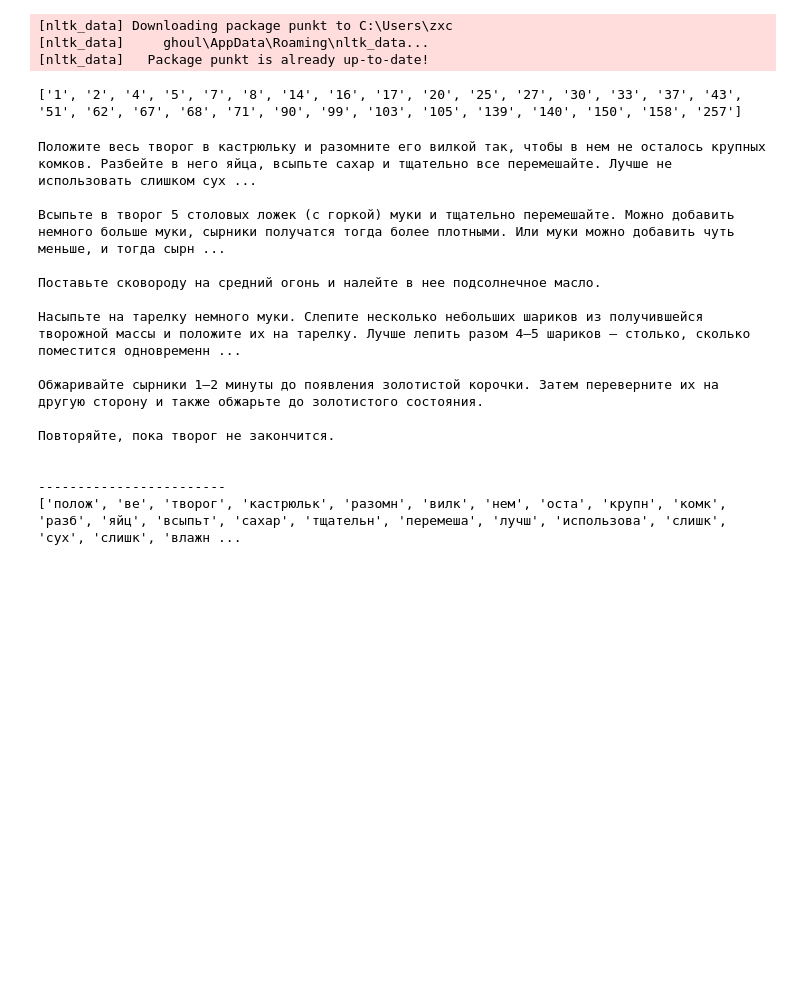
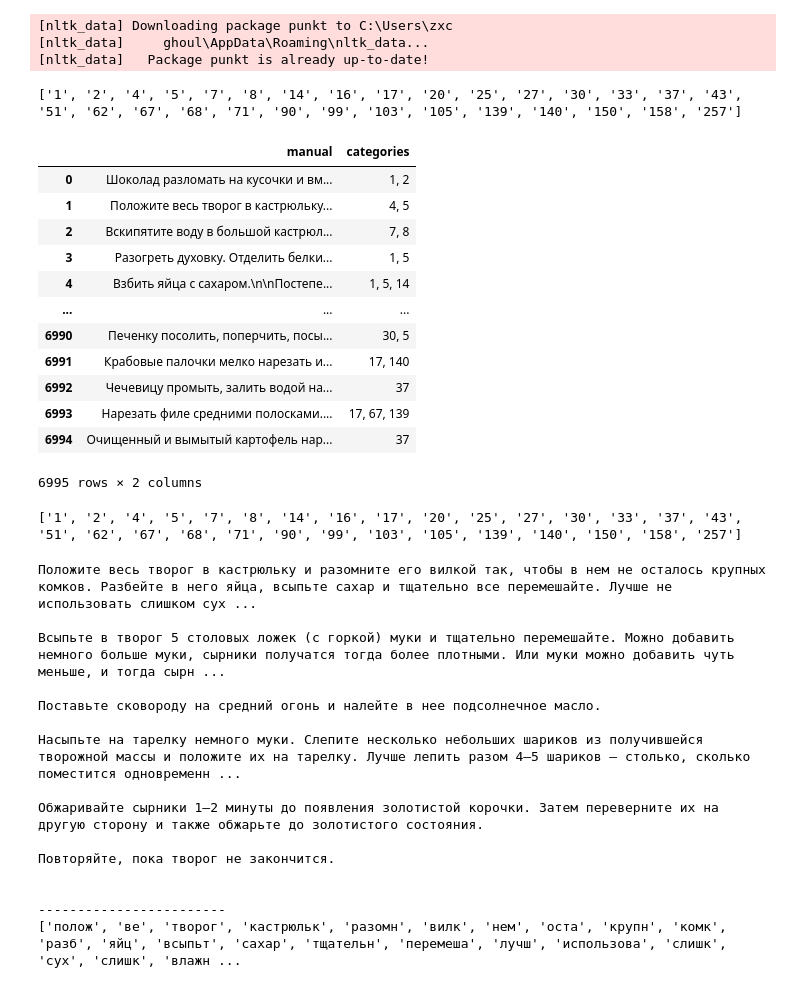
Before and after one commit to Fliada/recipes, a Jupyter notebook: another_learning.ipynb, the cells around one changed output. Cells and saved outputs as stored; diff of their text form; code cells hidden in the pictures; blank space fills up the shorter version.

```diff
--- a/another_learning.ipynb
+++ b/another_learning.ipynb
@@ -35,24 +37,50 @@ conn = sqlite3.connect(db_name)
 table_name = 'recipe'
 
 #забираем доступные категории
-categories_sql = f"select c.id from category c " \
+categories_sql = f"select c.id, c.name_cat from category c " \
                  f"join recipe_categories rc on " \
                  f"c.id = rc.cat_id " \
                  f"GROUP by c.id " \
                  f"HAVING count(*) > 100 " \
                  f"ORDER BY c.id"
 
+loaded_categories = pd.read_sql(categories_sql, conn)
+
+ids_cat = []
+for i in range(len(loaded_categories)):
+    ids_cat.append(str(loaded_categories.id[i]))
+
+print(ids_cat)
+
 #забираем способ приготовления рецепта с категориями из доступных с id категорий
 sql = f"SELECT r.manual, (SELECT group_concat(rc.cat_id , ', ') " \
       f"from recipe_categories rc " \
       f"WHERE rc.recipe_id = r.id AND " \
-      f"rc.cat_id in ({categories_sql})" \
-      f") AS categories from recipe r"
+      f"rc.cat_id in ({', '.join(ids_cat)})) " \
+      f"AS categories from recipe r"
 
 loaded_data = pd.read_sql(sql, conn)
-loaded_categories = pd.read_sql(categories_sql, conn)
+
 #pandas data frame
 conn.close()
+# %% [output]
+['1', '2', '4', '5', '7', '8', '14', '16', '17', '20', '25', '27', '30', '33', '37', '43', '51', '62', '67', '68', '71', '90', '99', '103', '105', '139', '140', '150', '158', '257']
+# %%
+loaded_data
+# %% [output]
+|  | manual | categories |
+| 0 | Шоколад разломать на кусочки и вм... | 1, 2 |
+| 1 | Положите весь творог в кастрюльку... | 4, 5 |
+| 2 | Вскипятите воду в большой кастрюл... | 7, 8 |
+| 3 | Разогреть духовку. Отделить белки... | 1, 5 |
+| 4 | Взбить яйца с сахаром.\n\nПостепе... | 1, 5, 14 |
+| ... | ... | ... |
+| 6990 | Печенку посолить, поперчить, посы... | 30, 5 |
+| 6991 | Крабовые палочки мелко нарезать и... | 17, 140 |
+| 6992 | Чечевицу промыть, залить водой на... | 37 |
+| 6993 | Нарезать филе средними полосками.... | 17, 67, 139 |
+| 6994 | Очищенный и вымытый картофель нар... | 37 |
+6995 rows × 2 columns
 # %%
 #print(loaded_categories.id)
 
```
Also changed, not shown: parts of 22 cells of this notebook.
